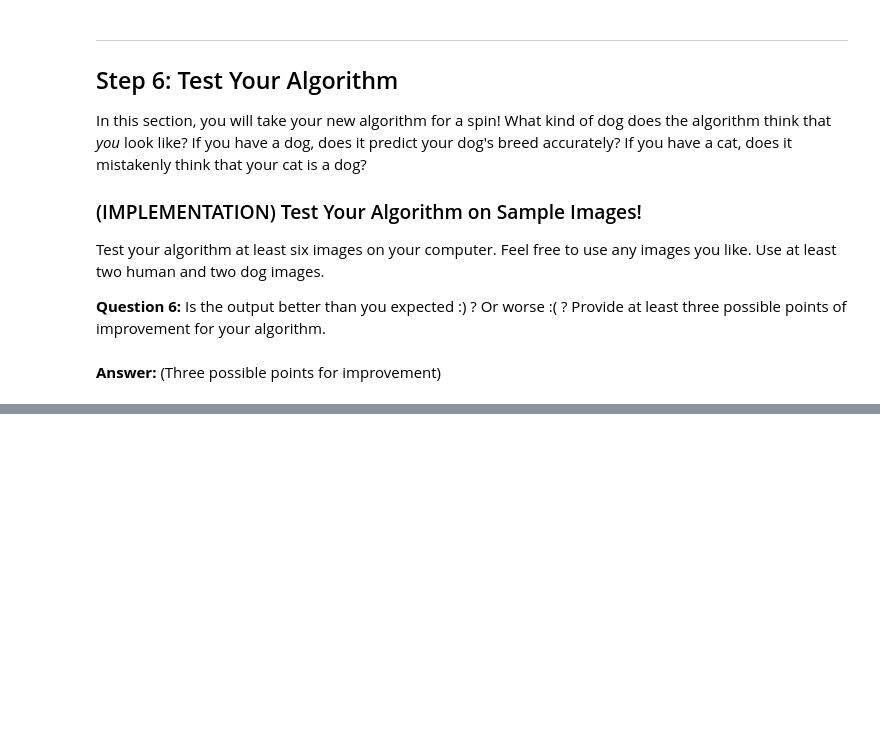
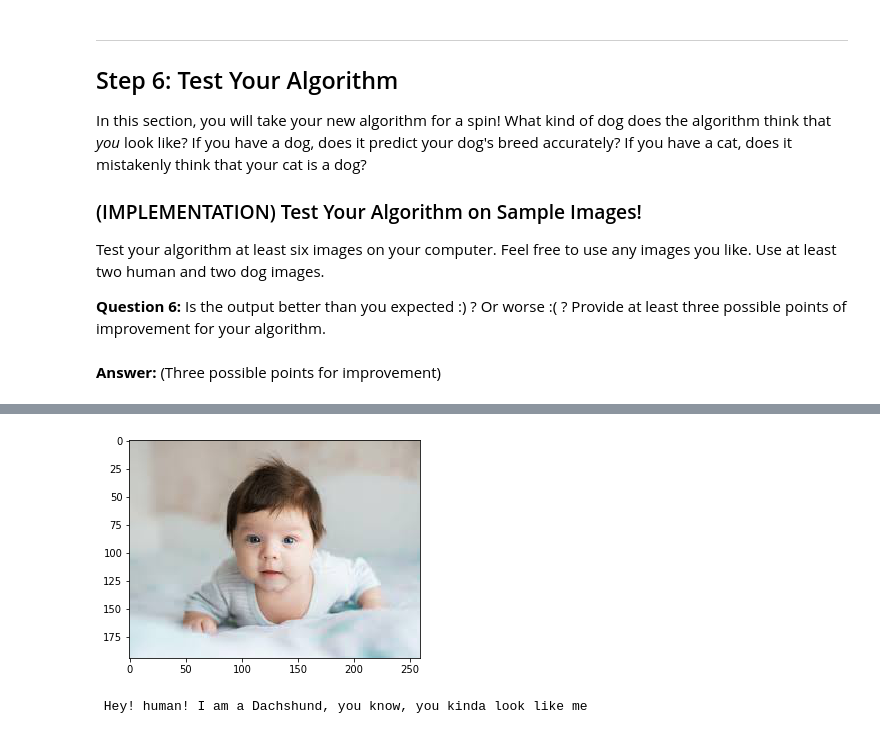
Before and after one commit to dynamic-entropy/capstone, a Jupyter notebook: dog_app.ipynb, the cells around one changed output, grey strips where cells are left out. Cells and saved outputs as stored; diff of their text form; code cells hidden in the pictures; blank space fills up the shorter version.

```diff
--- a/dog_app.ipynb
+++ b/dog_app.ipynb
@@ -896,0 +955,6 @@ for file in test_files:
+# %%
+#Baby
+run_app('my_dog_photos/baby.jpg')
+# %% [output]
+[figure, added]
+ Hey! human! I am a Dachshund, you know, you kinda look like me
```
Also changed, not shown: parts of 13 cells of this notebook, 9 other files.
